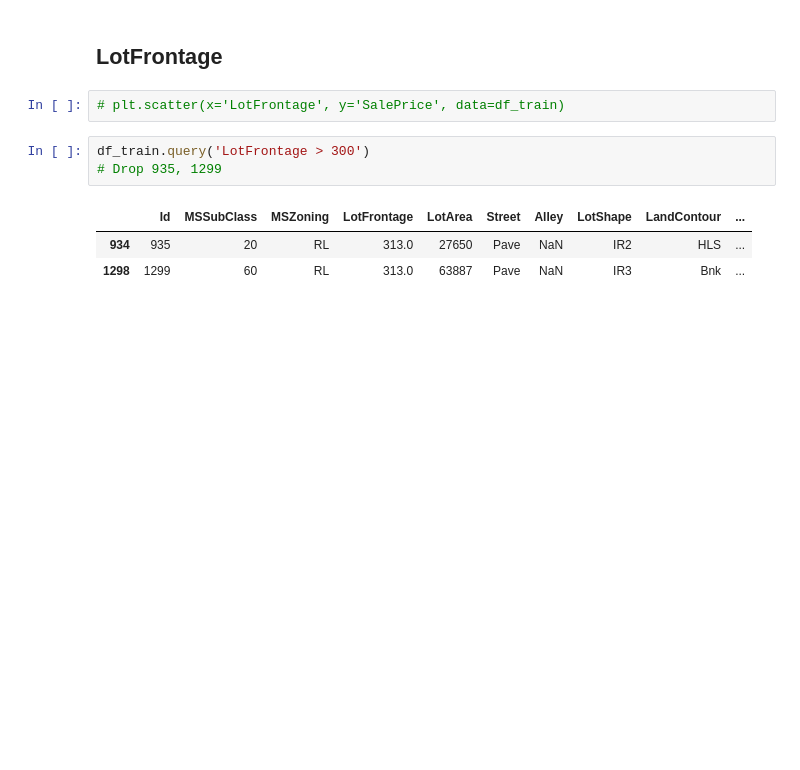
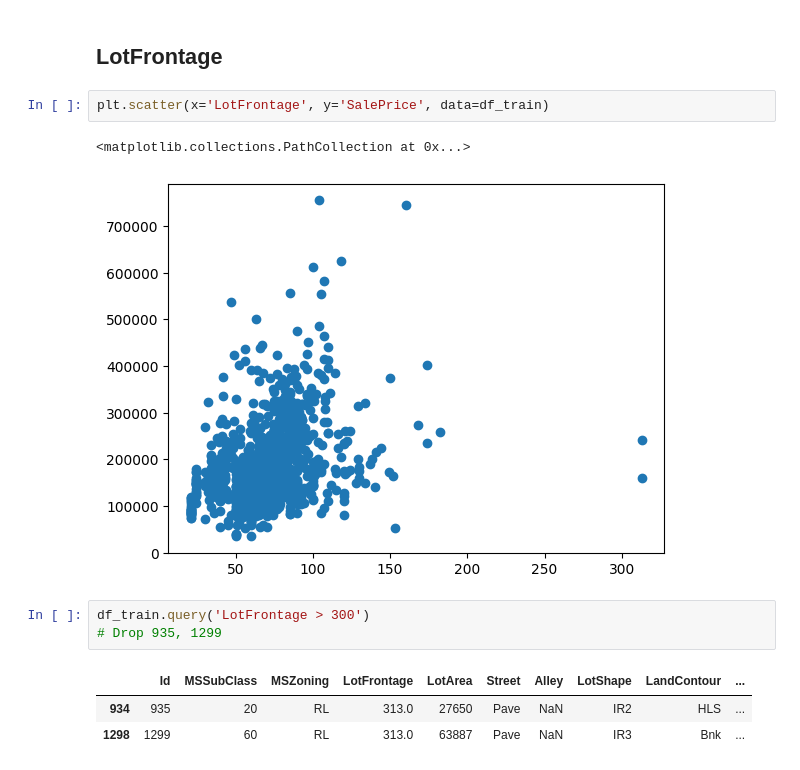
Before and after one commit to ShotaSasaki-HCU/Kaggle_House-Prices-Regression, a Jupyter notebook: multiple_linear_regression.ipynb, the cells around one changed output. Drawn from its saved outputs; the diff is of its cells as text; blank space fills up the shorter version.

```diff
--- a/multiple_linear_regression.ipynb
+++ b/multiple_linear_regression.ipynb
@@ -99,7 +102,10 @@ I don't know why they put this as numeric.
 # %% [markdown]
 ## LotFrontage
 # %%
-# plt.scatter(x='LotFrontage', y='SalePrice', data=df_train)
+plt.scatter(x='LotFrontage', y='SalePrice', data=df_train)
+# %% [output]
+<matplotlib.collections.PathCollection at 0x...>
+[figure, added]
 # %%
 df_train.query('LotFrontage > 300')
 # Drop 935, 1299
```
Also changed, not shown: parts of 63 cells of this notebook.
